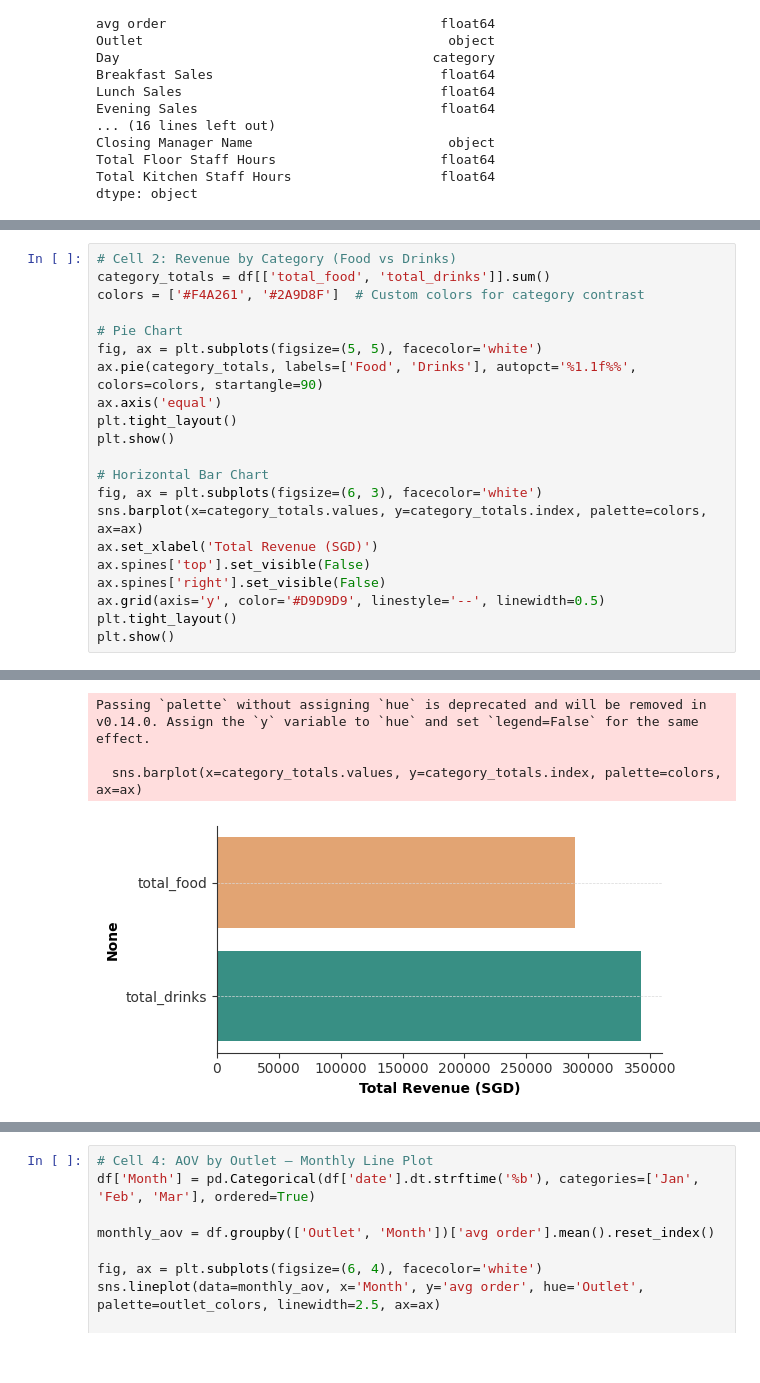
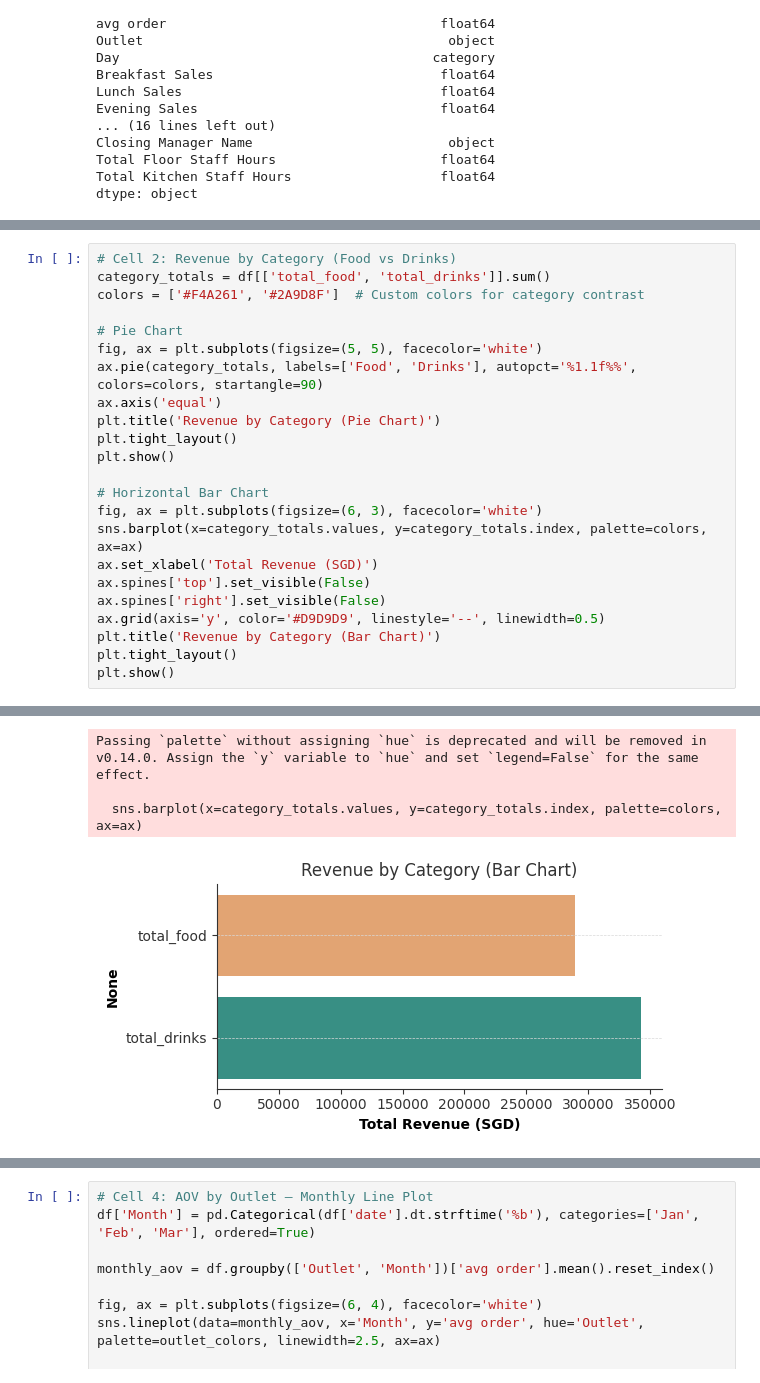
Before and after one commit to shikivaahan/Picotin, a Jupyter notebook: reporting.ipynb, the cells around one changed output, grey strips where cells are left out. Saved outputs shown, nothing was run; the diff lists cells and outputs as text.

```diff
--- a/reporting.ipynb
+++ b/reporting.ipynb
@@ -201,6 +203,7 @@ colors = ['#F4A261', '#2A9D8F']  # Custom colors for category contrast
 fig, ax = plt.subplots(figsize=(5, 5), facecolor='white')
 ax.pie(category_totals, labels=['Food', 'Drinks'], autopct='%1.1f%%', colors=colors, startangle=90)
 ax.axis('equal')
+plt.title('Revenue by Category (Pie Chart)')
 plt.tight_layout()
 plt.show()
 
@@ -211,6 +214,7 @@ ax.set_xlabel('Total Revenue (SGD)')
 ax.spines['top'].set_visible(False)
 ax.spines['right'].set_visible(False)
 ax.grid(axis='y', color='#D9D9D9', linestyle='--', linewidth=0.5)
+plt.title('Revenue by Category (Bar Chart)')
 plt.tight_layout()
 plt.show()
 # %% [output]
@@ -218,7 +222,7 @@ plt.show()
 Passing `palette` without assigning `hue` is deprecated and will be removed in v0.14.0. Assign the `y` variable to `hue` and set `legend=False` for the same effect.
 
   sns.barplot(x=category_totals.values, y=category_totals.index, palette=colors, ax=ax)
-[figure, old version]
+[figure, new version]
 # %%
 # Cell 3: Sales by Meal Period (Pie + Horizontal Bar)
 meal_periods = ['Breakfast Sales', 'Lunch Sales', 'Evening Sales', 'Dinner Sales', 'Night Sales']
```
Also changed, not shown: parts of 6 cells of this notebook.
